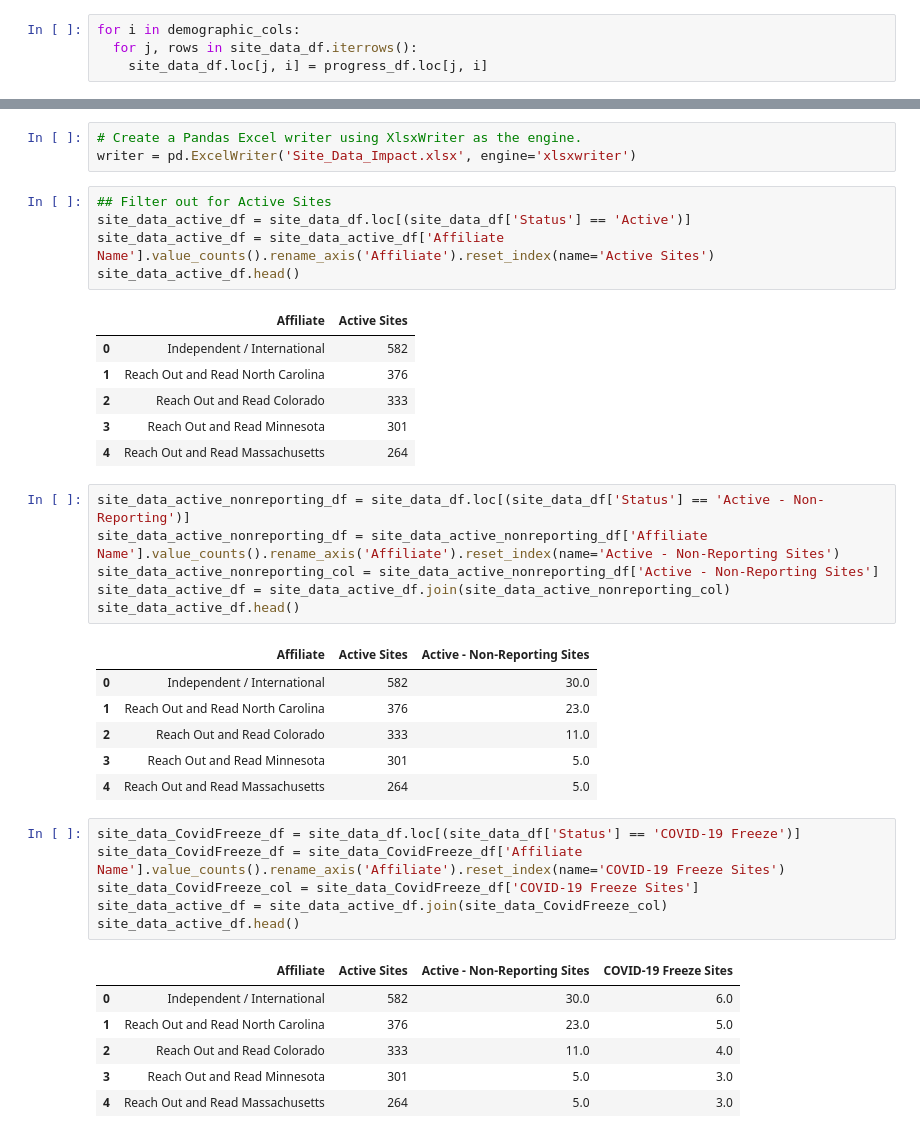
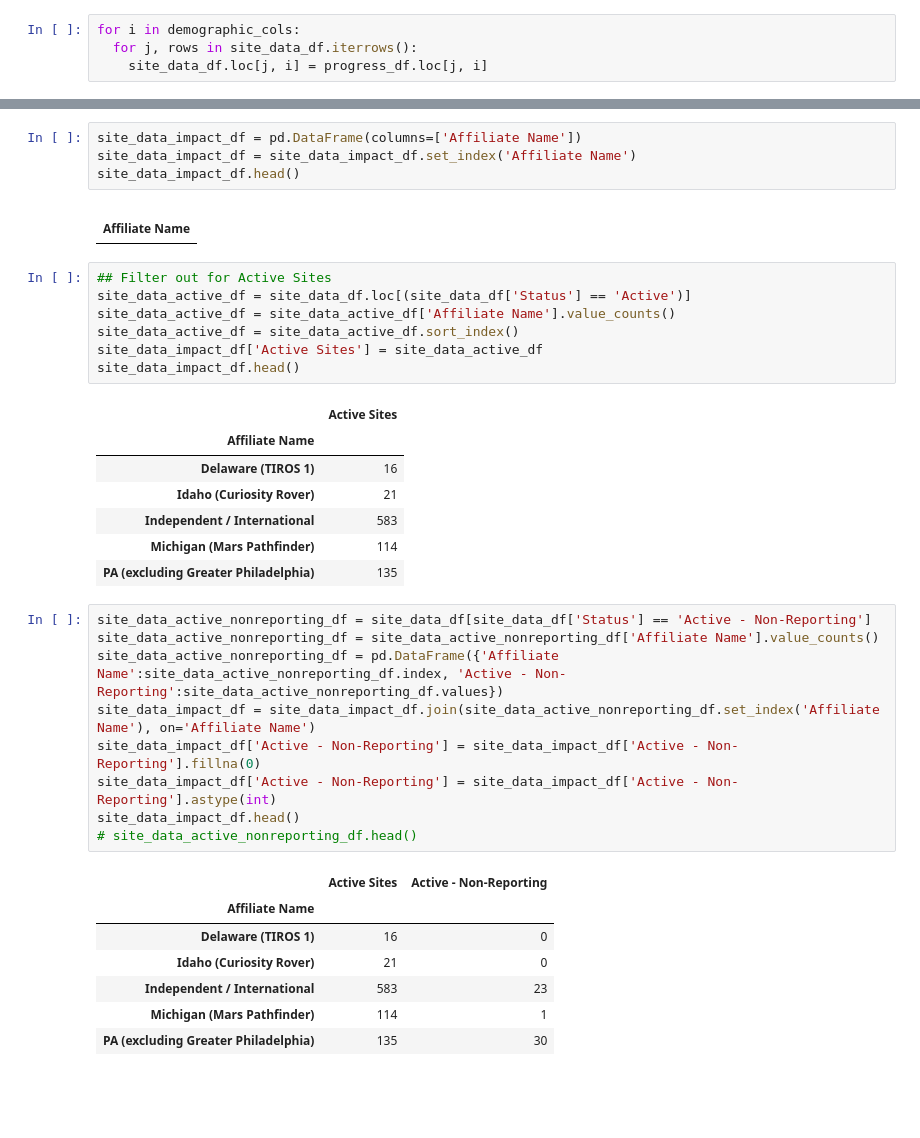
Before and after one commit to kweenkeen/ReachOutandRead, a Jupyter notebook: Site_Data_Impact_Report.ipynb, the cells around one changed output, grey strips where cells are left out. Saved outputs shown, nothing was run; the diff lists cells and outputs as text; blank space fills up the shorter version.

```diff
--- a/Site_Data_Impact_Report.ipynb
+++ b/Site_Data_Impact_Report.ipynb
@@ -90,41 +94,39 @@ site_data_df.head()
-# %%
-# Create a Pandas Excel writer using XlsxWriter as the engine.
-writer = pd.ExcelWriter('Site_Data_Impact.xlsx', engine='xlsxwriter')
+# %%
+site_data_impact_df = pd.DataFrame(columns=['Affiliate Name'])
+site_data_impact_df = site_data_impact_df.set_index('Affiliate Name')
+site_data_impact_df.head()
+# %% [output]
+|  |
+| Affiliate Name |
 # %%
 ## Filter out for Active Sites
 site_data_active_df = site_data_df.loc[(site_data_df['Status'] == 'Active')]
-site_data_active_df = site_data_active_df['Affiliate Name'].value_counts().rename_axis('Affiliate').reset_index(name='Active Sites')
-site_data_active_df.head()
+site_data_active_df = site_data_active_df['Affiliate Name'].value_counts()
+site_data_active_df = site_data_active_df.sort_index()
+site_data_impact_df['Active Sites'] = site_data_active_df
+site_data_impact_df.head()
 # %% [output]
-|  | Affiliate | Active Sites |
-| 0 | Independent / International | 582 |
-| 1 | Reach Out and Read North Carolina | 376 |
-| 2 | Reach Out and Read Colorado | 333 |
-| 3 | Reach Out and Read Minnesota | 301 |
-| 4 | Reach Out and Read Massachusetts | 264 |
+|  | Active Sites |
+| Affiliate Name |  |
+| Delaware (TIROS 1) | 16 |
+| Idaho (Curiosity Rover) | 21 |
+| Independent / International | 583 |
+| Michigan (Mars Pathfinder) | 114 |
+| PA (excluding Greater Philadelphia) | 135 |
 # %%
-site_data_active_nonreporting_df = site_data_df.loc[(site_data_df['Status'] == 'Active - Non-Reporting')]
-site_data_active_nonreporting_df = site_data_active_nonreporting_df['Affiliate Name'].value_counts().rename_axis('Affiliate').reset_index(name='Active - Non-Reporting Sites')
-site_data_active_nonreporting_col = site_data_active_nonreporting_df['Active - Non-Reporting Sites']
-site_data_active_df = site_data_active_df.join(site_data_active_nonreporting_col)
-site_data_active_df.head()
+site_data_active_nonreporting_df = site_data_df[site_data_df['Status'] == 'Active - Non-Reporting']
+site_data_active_nonreporting_df = site_data_active_nonreporting_df['Affiliate Name'].value_counts()
+site_data_active_nonreporting_df = pd.DataFrame({'Affiliate Name':site_data_active_nonreporting_df.index, 'Active - Non-Reporting':site_data_active_nonreporting_df.values})
+site_data_impact_df = site_data_impact_df.join(site_data_active_nonreporting_df.set_index('Affiliate Name'), on='Affiliate Name')
+site_data_impact_df['Active - Non-Reporting'] = site_data_impact_df['Active - Non-Reporting'].fillna(0)
+site_data_impact_df['Active - Non-Reporting'] = site_data_impact_df['Active - Non-Reporting'].astype(int)
+site_data_impact_df.head()
+# site_data_active_nonreporting_df.head()
 # %% [output]
-|  | Affiliate | Active Sites | Active - Non-Reporting Sites |
-| 0 | Independent / International | 582 | 30.0 |
-| 1 | Reach Out and Read North Carolina | 376 | 23.0 |
-| 2 | Reach Out and Read Colorado | 333 | 11.0 |
-| 3 | Reach Out and Read Minnesota | 301 | 5.0 |
-| 4 | Reach Out and Read Massachusetts | 264 | 5.0 |
+|  | Active Sites | Active - Non-Reporting |
+| Affiliate Name |  |  |
+| Delaware (TIROS 1) | 16 | 0 |
+| Idaho (Curiosity Rover) | 21 | 0 |
+| Independent / International | 583 | 23 |
+| Michigan (Mars Pathfinder) | 114 | 1 |
+| PA (excluding Greater Philadelphia) | 135 | 30 |
-# %%
-site_data_CovidFreeze_df = site_data_df.loc[(site_data_df['Status'] == 'COVID-19 Freeze')]
-site_data_CovidFreeze_df = site_data_CovidFreeze_df['Affiliate Name'].value_counts().rename_axis('Affiliate').reset_index(name='COVID-19 Freeze Sites')
-site_data_CovidFreeze_col = site_data_CovidFreeze_df['COVID-19 Freeze Sites']
-site_data_active_df = site_data_active_df.join(site_data_CovidFreeze_col)
-site_data_active_df.head()
-# %% [output]
-|  | Affiliate | Active Sites | Active - Non-Reporting Sites | COVID-19 Freeze Sites |
-| 0 | Independent / International | 582 | 30.0 | 6.0 |
-| 1 | Reach Out and Read North Carolina | 376 | 23.0 | 5.0 |
-| 2 | Reach Out and Read Colorado | 333 | 11.0 | 4.0 |
-| 3 | Reach Out and Read Minnesota | 301 | 5.0 | 3.0 |
-| 4 | Reach Out and Read Massachusetts | 264 | 5.0 | 3.0 |
```
Also changed, not shown: parts of 16 cells of this notebook.
